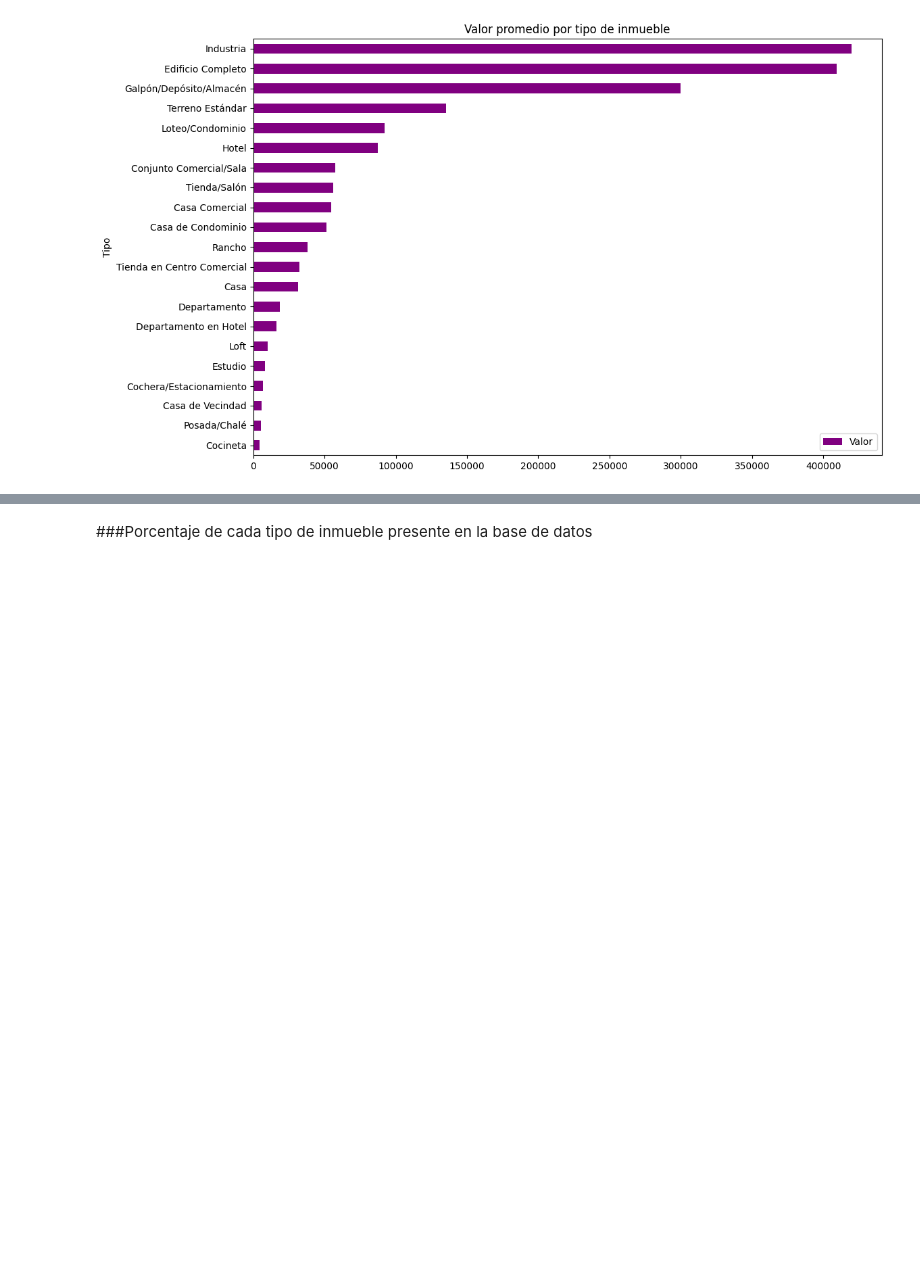
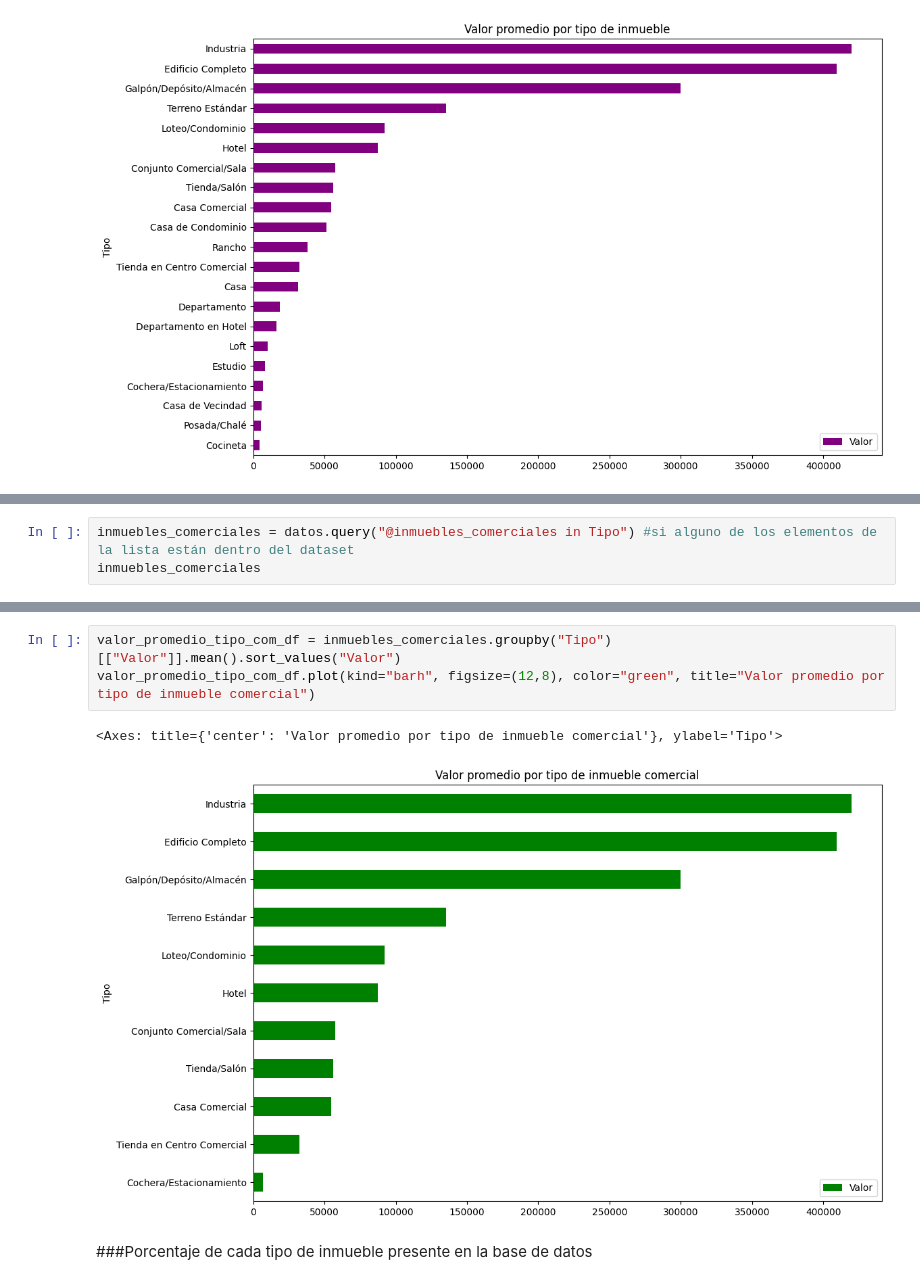
Before and after one commit to AenimaLabs/2061-pandas-conociendo-la-biblioteca, a Jupyter notebook: inmuebles_cdmx.ipynb, the cells around one changed output, grey strips where cells are left out. Saved outputs shown, nothing was run; the diff lists cells and outputs as text; blank space fills up the shorter version.

```diff
--- a/inmuebles_cdmx.ipynb
+++ b/inmuebles_cdmx.ipynb
@@ -237,0 +253,3 @@ valor_promedio_tipo_df.plot(kind="barh", figsize=(12,8), color="purple", title="
+# %%
+inmuebles_comerciales = datos.query("@inmuebles_comerciales in Tipo") #si alguno de los elementos de la lista están dentro del dataset
+inmuebles_comerciales
@@ -238,2 +302,8 @@ valor_promedio_tipo_df.plot(kind="barh", figsize=(12,8), color="purple", title="
+# %%
+valor_promedio_tipo_com_df = inmuebles_comerciales.groupby("Tipo")[["Valor"]].mean().sort_values("Valor")
+valor_promedio_tipo_com_df.plot(kind="barh", figsize=(12,8), color="green", title="Valor promedio por tipo de inmueble comercial")
+# %% [output]
+<Axes: title={'center': 'Valor promedio por tipo de inmueble comercial'}, ylabel='Tipo'>
+[figure, added]
 # %% [markdown]
 ###Porcentaje de cada tipo de inmueble presente en la base de datos
```
Also changed, not shown: parts of 23 cells of this notebook.
